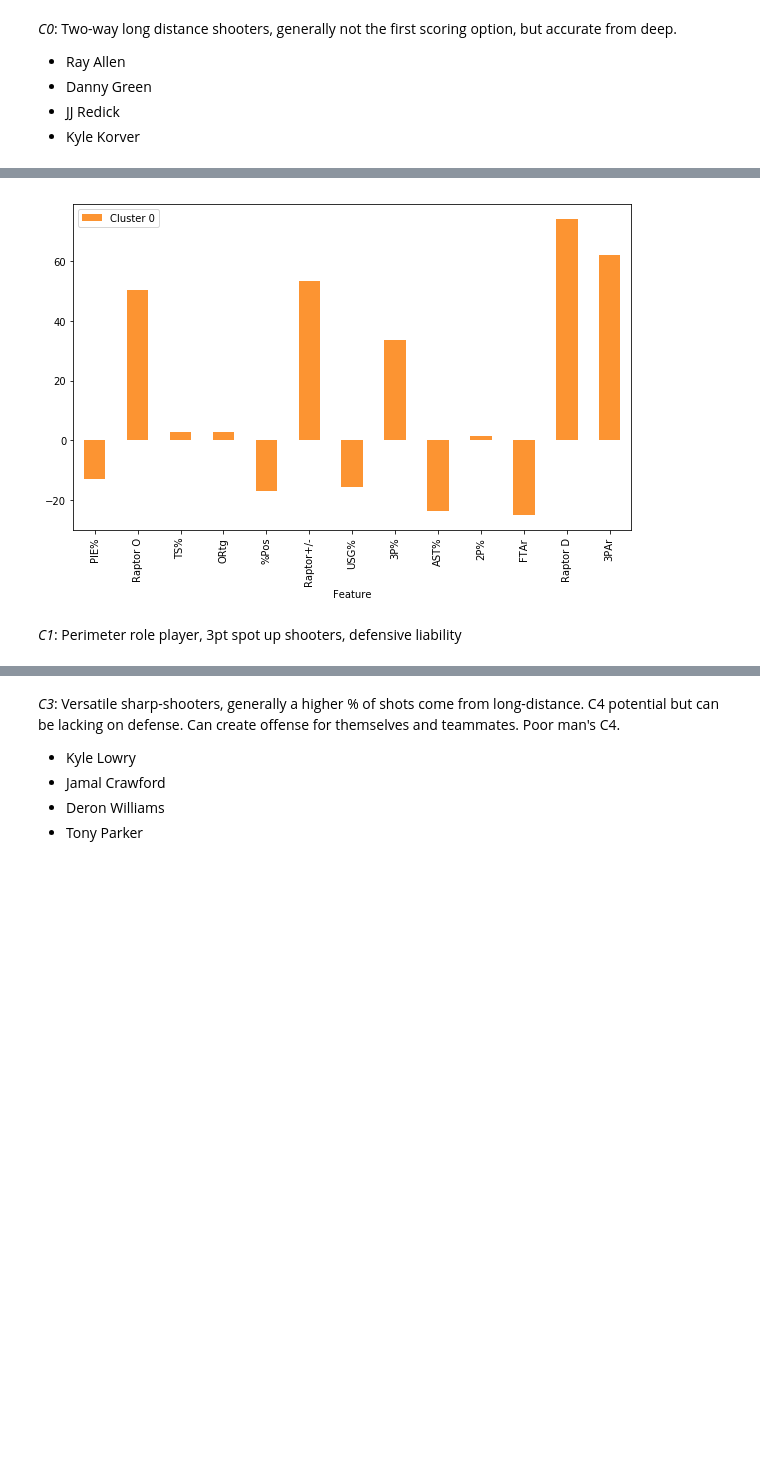
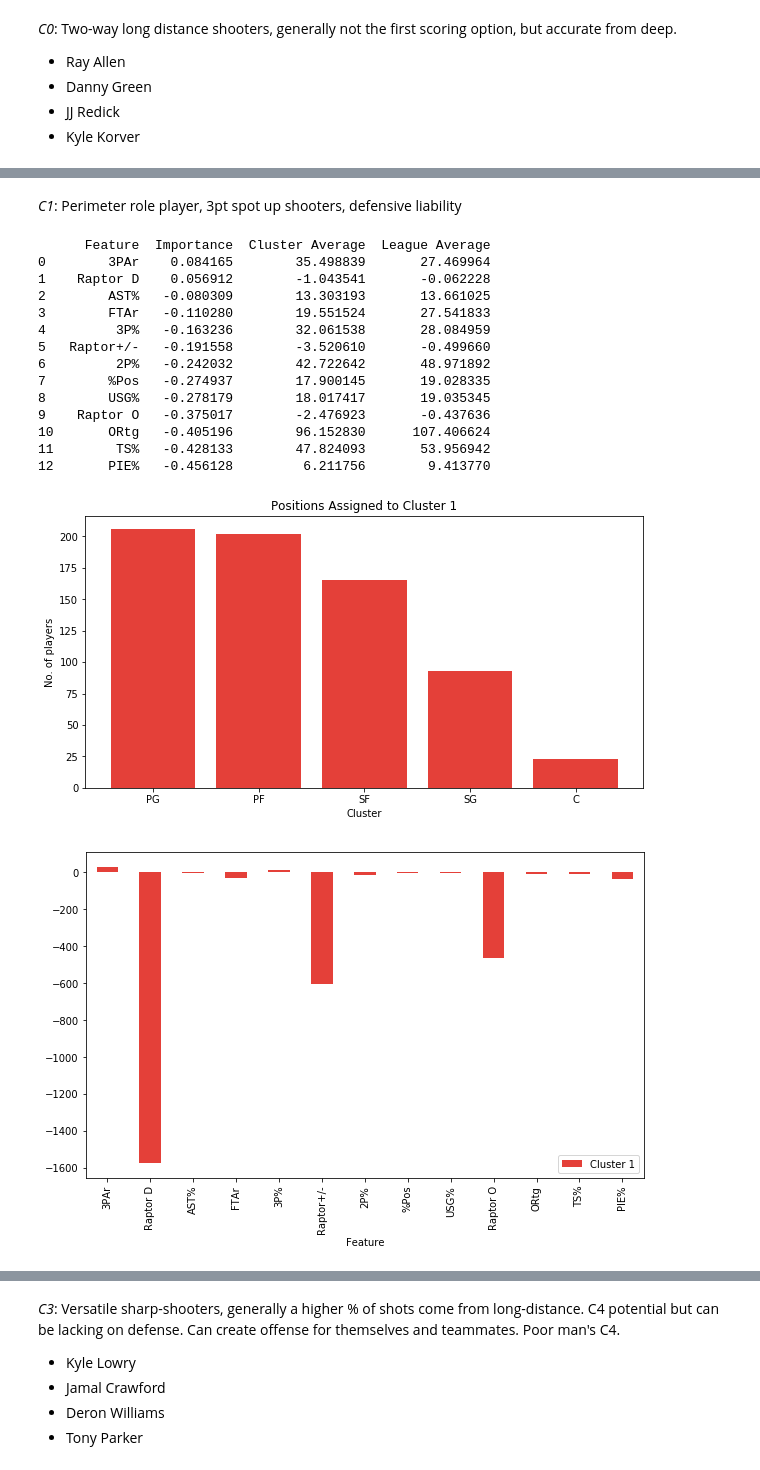
Before and after one commit to chum46/AI-Scout-Pro-Basketball, a Jupyter notebook: notebooks/report/final_notebook.ipynb, the cells around one changed output, grey strips where cells are left out. Saved outputs shown, nothing was run; the diff lists cells and outputs as text; code cells hidden in the pictures; blank space fills up the shorter version.

```diff
--- a/notebooks/report/final_notebook.ipynb
+++ b/notebooks/report/final_notebook.ipynb
@@ -440,9 +439,41 @@ plt.show()
-# %%
-cf.bar_features(fi0, 'Cluster 0', '#fc9432')
-# %% [output]
-[figure, removed]
 # %% [markdown]
 *C1*:
 Perimeter role player, 3pt spot up shooters, defensive liability
+# %%
+C1_data = pd.read_sql(
+    """
+    SELECT * FROM CLUSTERS_4
+    WHERE gmm_cluster=1
+    """, conn)
+fi1 = cf.feature_importance(C1_data, mod_df, 3).reset_index().drop('index', axis=1)
+print(fi1)
+fig = plt.figure(figsize = (10, 5))
+
+# creating the bar plot
+
+plt.bar(C1_data['pos'].unique(), C1_data['pos'].value_counts(), color ='#e44039')
+
+plt.xlabel("Cluster")
+plt.ylabel("No. of players")
+plt.title("Positions Assigned to Cluster 1")
+plt.show()
+cf.bar_features(fi1, 'Cluster 1', '#e44039')
+# %% [output]
+      Feature  Importance  Cluster Average  League Average
+0        3PAr    0.084165        35.498839       27.469964
+1    Raptor D    0.056912        -1.043541       -0.062228
+2        AST%   -0.080309        13.303193       13.661025
+3        FTAr   -0.110280        19.551524       27.541833
+4         3P%   -0.163236        32.061538       28.084959
+5   Raptor+/-   -0.191558        -3.520610       -0.499660
+6         2P%   -0.242032        42.722642       48.971892
+7        %Pos   -0.274937        17.900145       19.028335
+8        USG%   -0.278179        18.017417       19.035345
+9    Raptor O   -0.375017        -2.476923       -0.437636
+10       ORtg   -0.405196        96.152830      107.406624
+11        TS%   -0.428133        47.824093       53.956942
+12       PIE%   -0.456128         6.211756        9.413770
+[figure, added]
+[figure, added]
 # %% [markdown]
 *C2*:
```
Also changed, not shown: parts of 7 cells of this notebook, 17 other files.
